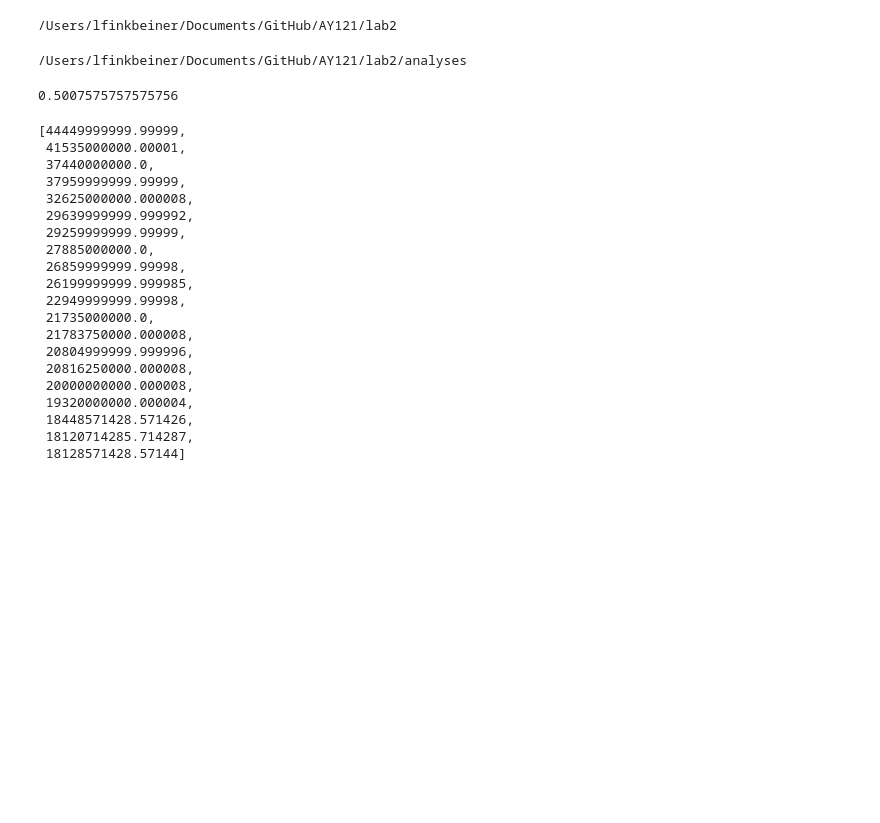
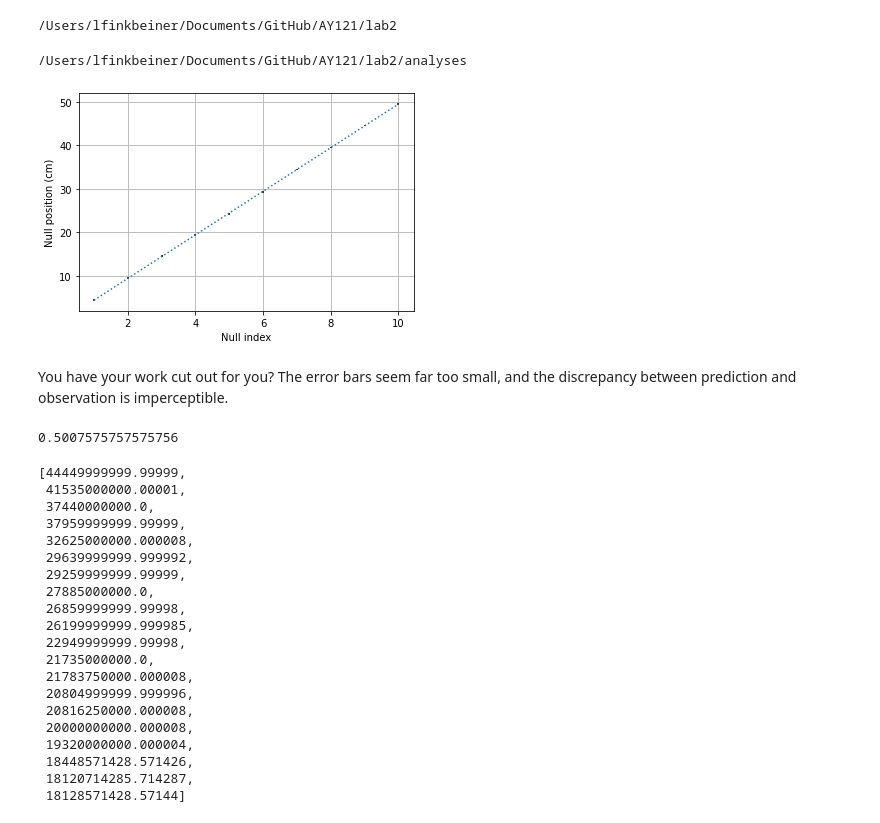
Before and after one commit to 3276908917/AY121, a Jupyter notebook: lab2/analyses/Waveguide.ipynb, the cells around one changed output. Saved outputs shown, nothing was run; the diff lists cells and outputs as text; code cells hidden in the pictures; blank space fills up the shorter version.

```diff
--- a/lab2/analyses/Waveguide.ipynb
+++ b/lab2/analyses/Waveguide.ipynb
@@ -11 +22,13 @@ cd analyses
+# %%
+indices = np.array([1., 2., 3., 4., 5., 6., 7., 8., 9., 10.])
+#plt.scatter(indices, nulls['open3'])
+plt.errorbar(indices, nulls['open3'], yerr = .2, color='k', linestyle='')
+plt.plot(indices, indices * fit(nulls['open3'])[0] + fit(nulls['open3'])[1], linestyle='dotted')
+plt.xlabel('Null index')
+plt.ylabel('Null position (cm)')
+plt.grid()
+# %% [output]
+[figure, added]
+# %% [markdown]
+You have your work cut out for you? The error bars seem far too small, and the discrepancy between prediction and observation is imperceptible.
 # %%
```
Also changed, not shown: parts of 4 cells of this notebook, 1 other file.
